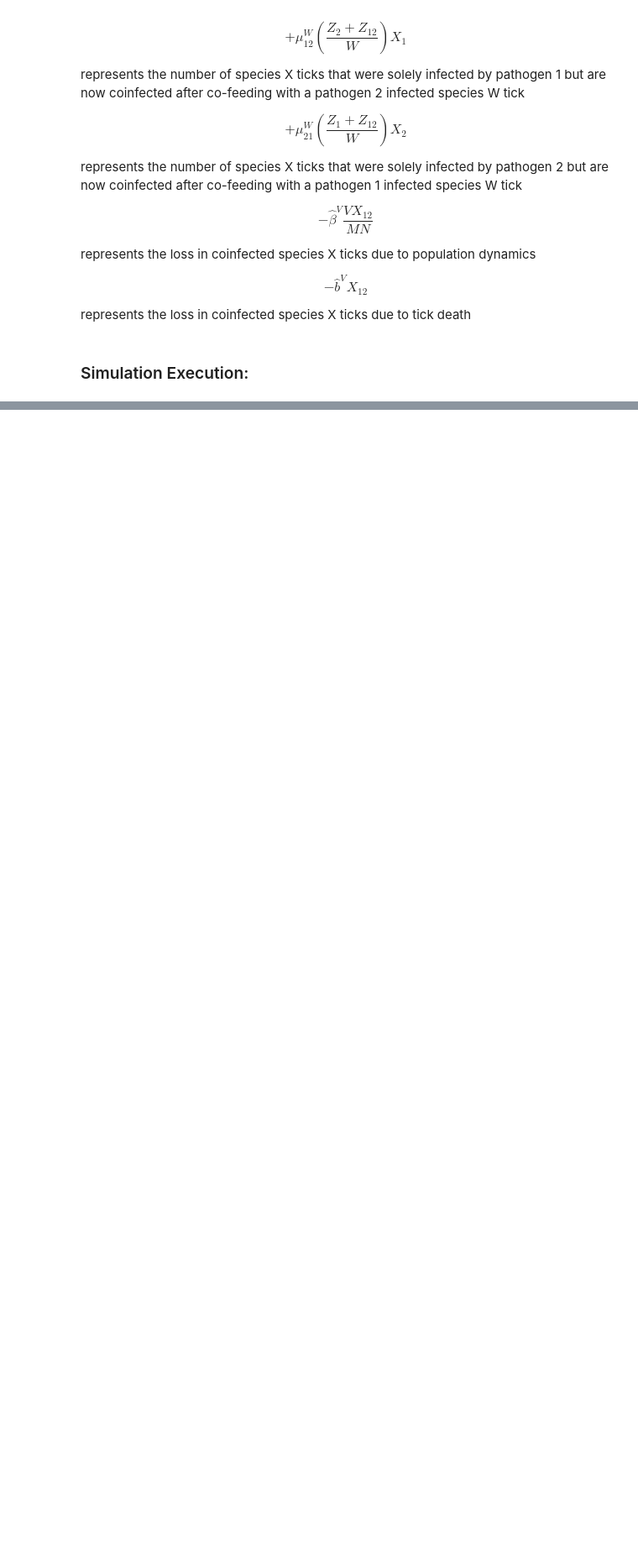
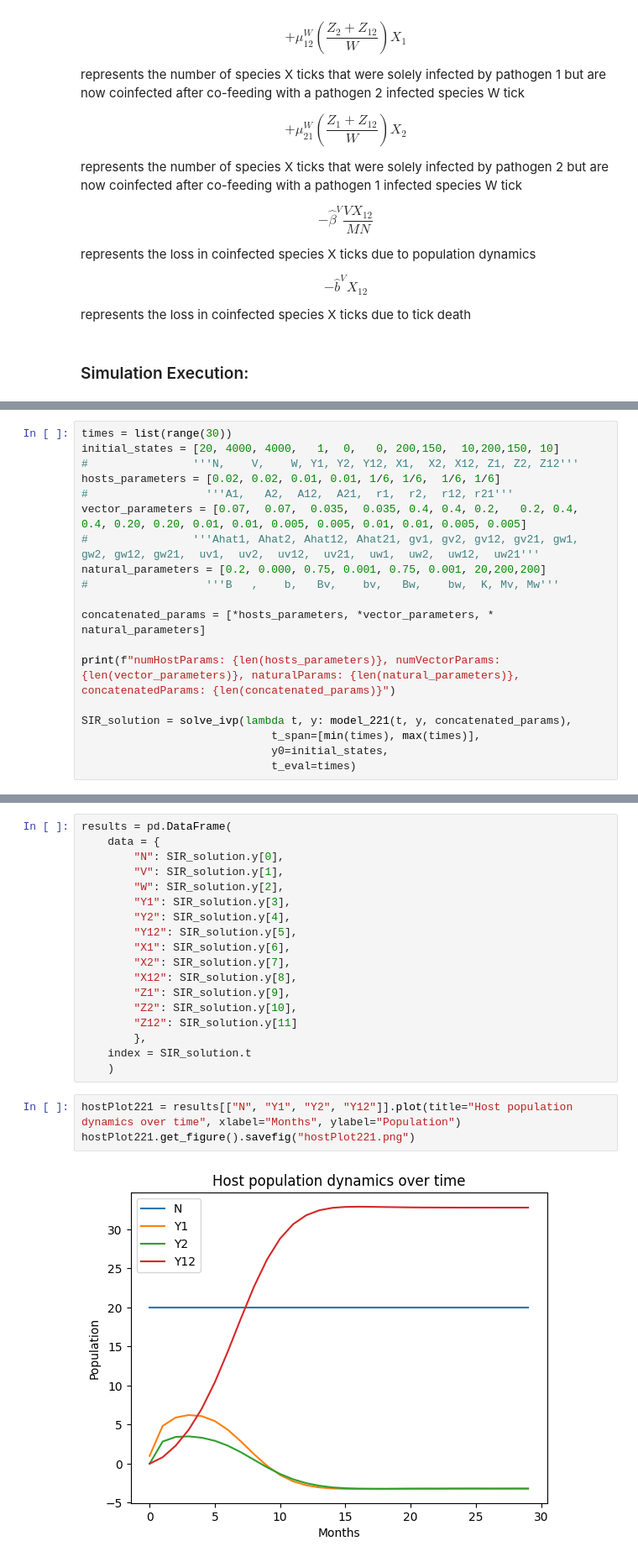
Before and after one commit to hseabolt/vectorborne_SIR, a Jupyter notebook: scripts/model_221/221_analysis.ipynb, the cells around one changed output, grey strips where cells are left out. Shown: that part at 84% size. Drawn from its saved outputs; the diff is of its cells as text; blank space fills up the shorter version.

```diff
--- a/scripts/model_221/221_analysis.ipynb
+++ b/scripts/model_221/221_analysis.ipynb
@@ -312,0 +298,19 @@ initial_states = [20,  1,  0,   0, 40000, 200,  150,  10, 40000, 200, 150, 10]
+# %%
+times = list(range(30))
+initial_states = [20, 4000, 4000,   1,  0,   0, 200,150,  10,200,150, 10]
+#                '''N,    V,    W, Y1, Y2, Y12, X1,  X2, X12, Z1, Z2, Z12'''
+hosts_parameters = [0.02, 0.02, 0.01, 0.01, 1/6, 1/6,  1/6, 1/6]
+#                  '''A1,   A2,  A12,  A21,  r1,  r2,  r12, r21'''
+vector_parameters = [0.07,  0.07,  0.035,  0.035, 0.4, 0.4, 0.2,   0.2, 0.4, 0.4, 0.20, 0.20, 0.01, 0.01, 0.005, 0.005, 0.01, 0.01, 0.005, 0.005]
+#                '''Ahat1, Ahat2, Ahat12, Ahat21, gv1, gv2, gv12, gv21, gw1, gw2, gw12, gw21,  uv1,  uv2,  uv12,  uv21,  uw1,  uw2,  uw12,  uw21'''
+natural_parameters = [0.2, 0.000, 0.75, 0.001, 0.75, 0.001, 20,200,200]
+#                  '''B   ,    b,   Bv,    bv,   Bw,    bw,  K, Mv, Mw'''
+
+concatenated_params = [*hosts_parameters, *vector_parameters, * natural_parameters]
+
+print(f"numHostParams: {len(hosts_parameters)}, numVectorParams: {len(vector_parameters)}, naturalParams: {len(natural_parameters)}, concatenatedParams: {len(concatenated_params)}")
+
+SIR_solution = solve_ivp(lambda t, y: model_221(t, y, concatenated_params),
+                             t_span=[min(times), max(times)],
+                             y0=initial_states,
+                             t_eval=times)
@@ -312,0 +319,23 @@ initial_states = [20,  1,  0,   0, 40000, 200,  150,  10, 40000, 200, 150, 10]
+# %%
+results = pd.DataFrame(
+    data = {
+        "N": SIR_solution.y[0],
+        "V": SIR_solution.y[1],
+        "W": SIR_solution.y[2],
+        "Y1": SIR_solution.y[3],
+        "Y2": SIR_solution.y[4],
+        "Y12": SIR_solution.y[5],
+        "X1": SIR_solution.y[6],
+        "X2": SIR_solution.y[7],
+        "X12": SIR_solution.y[8],
+        "Z1": SIR_solution.y[9],
+        "Z2": SIR_solution.y[10],
+        "Z12": SIR_solution.y[11]
+        },
+    index = SIR_solution.t
+    )
+# %%
+hostPlot221 = results[["N", "Y1", "Y2", "Y12"]].plot(title="Host population dynamics over time", xlabel="Months", ylabel="Population")
+hostPlot221.get_figure().savefig("hostPlot221.png")
+# %% [output]
+[figure, added]
```
Also changed, not shown: parts of 12 cells of this notebook, 5 other files.
